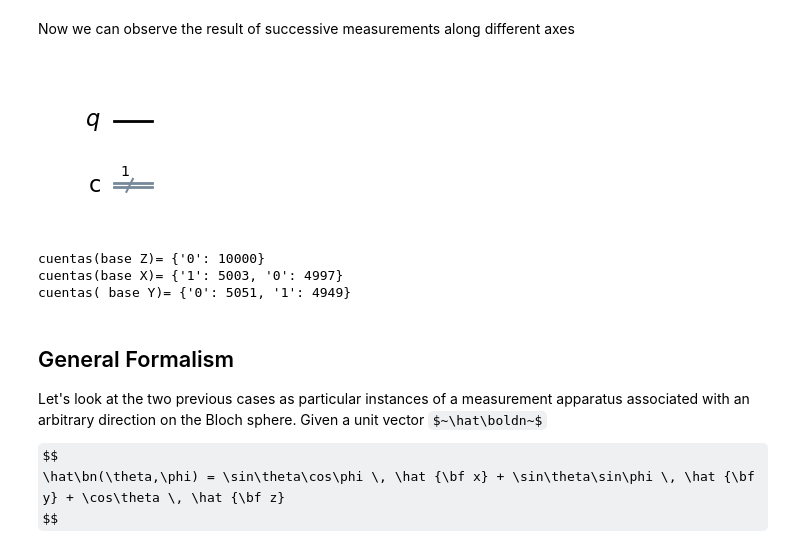
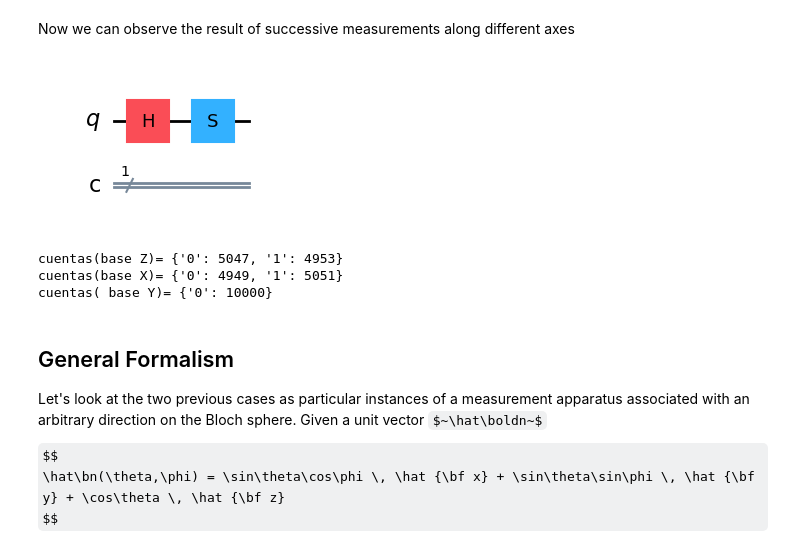
Before and after one commit to jamasole/FICC_notebook, a Jupyter notebook: 02_Cubits/024_El_Arte_de_Medir_I_en.ipynb, the cells around one changed output. Saved outputs shown, nothing was run; the diff lists cells and outputs as text; code cells hidden in the pictures; some formulas as TeX source.

```diff
--- a/02_Cubits/024_El_Arte_de_Medir_I_en.ipynb
+++ b/02_Cubits/024_El_Arte_de_Medir_I_en.ipynb
@@ -395,23 +413,24 @@ Now we can observe the result of successive measurements along different axes
 # %%
 shots = 10000
 
 qc = QuantumCircuit(1,1)
-#qc.h(0)
+qc.h(0)
+qc.s(0)
 display(qc.draw('mpl',style="iqp"))
 
 cuentasz = measure_XYZ(qc,axis="Z",shots=shots)
 print("cuentas(base Z)=",cuentasz)
 
 cuentasx = measure_XYZ(qc,axis="X",shots=shots)
 print("cuentas(base X)=",cuentasx)
 
 cuentasy = measure_XYZ(qc,axis="Y",shots=shots)
 print("cuentas( base Y)=",cuentasy)
 # %% [output]
-[figure, old version]
+[figure, new version]
-cuentas(base Z)= {'0': 10000}
-cuentas(base X)= {'1': 5003, '0': 4997}
-cuentas( base Y)= {'0': 5051, '1': 4949}
+cuentas(base Z)= {'0': 5047, '1': 4953}
+cuentas(base X)= {'0': 4949, '1': 5051}
+cuentas( base Y)= {'0': 10000}
 # %% [markdown]
 ## General Formalism
 
```
Also changed, not shown: parts of 12 cells of this notebook, 5 other files.
